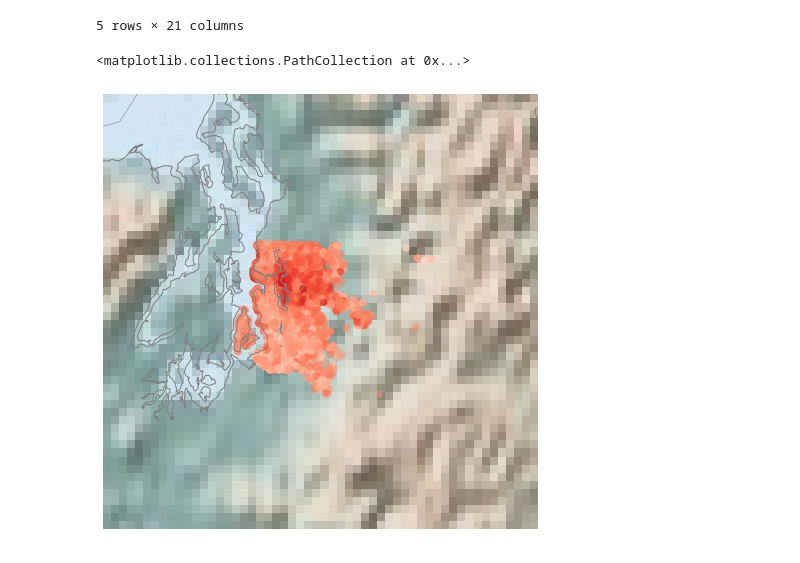
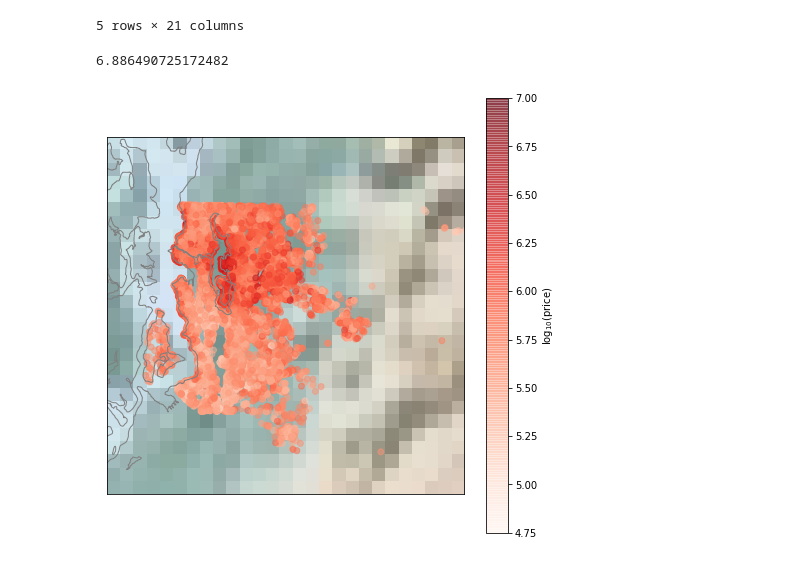
Before and after one commit to lindseyberlin/houston-ds-042219-mod1-project, a Jupyter notebook: MapAttempts.ipynb, the cells around one changed output. Drawn from its saved outputs; the diff is of its cells as text; code cells hidden in the pictures.

```diff
--- a/MapAttempts.ipynb
+++ b/MapAttempts.ipynb
@@ -20,37 +22,32 @@ df.head()
 lat = df['lat'].values
 lon = df['long'].values
 price = df['price'].values
+# %%
+print(np.log10(price).max())
+# %% [output]
+6.886490725172482
 # %%
-# 1. Draw the map background
+# Draw the map background
 fig = plt.figure(figsize=(8, 8))
-m = Basemap(projection='lcc', resolution='h',
+m = Basemap(projection='lcc', resolution='f',
             lat_0=47.5, lon_0=-122,
-            width=200000, height=200000)
+            width=100000, height=100000)
+
 m.shadedrelief()
 m.drawcoastlines(color='gray')
 m.drawcountries(color='gray')
 m.drawstates(color='gray')
 
-# m.fillcontinents(color="#FFDDCC", lake_color='#DDEEFF')
-# m.drawmapboundary(fill_color="#DDEEFF")
-# m.drawcoastlines()
-
-# 2. scatter city data, with color reflecting population
-# and size reflecting area
+# Scatter price data, with color reflecting price
 m.scatter(lon, lat, latlon=True,
           c=np.log10(price),
           cmap='Reds', alpha=0.5)
 
-# # 3. create colorbar and legend
-# plt.colorbar(label=r'$\log_{10}({\rm population})$')
-# plt.clim(3, 7)
+#  Create colorbar for reference
+plt.colorbar(label=r'$\log_{10}({\rm price})$')
+plt.clim(4.75, 7)
 
-# make legend with dummy points
-# for a in [100, 300, 500]:
-#     plt.scatter([], [], c='k', alpha=0.5, s=a,
-#                 label=str(a) + ' km$^2$')
-# plt.legend(scatterpoints=1, frameon=False,
-#            labelspacing=1, loc='lower left');
+
+plt.show()
 # %% [output]
-<matplotlib.collections.PathCollection at 0x...>
-[figure, old version]
+[figure, new version]
```
Also changed, not shown: parts of 1 cell of this notebook, 2 other files.
